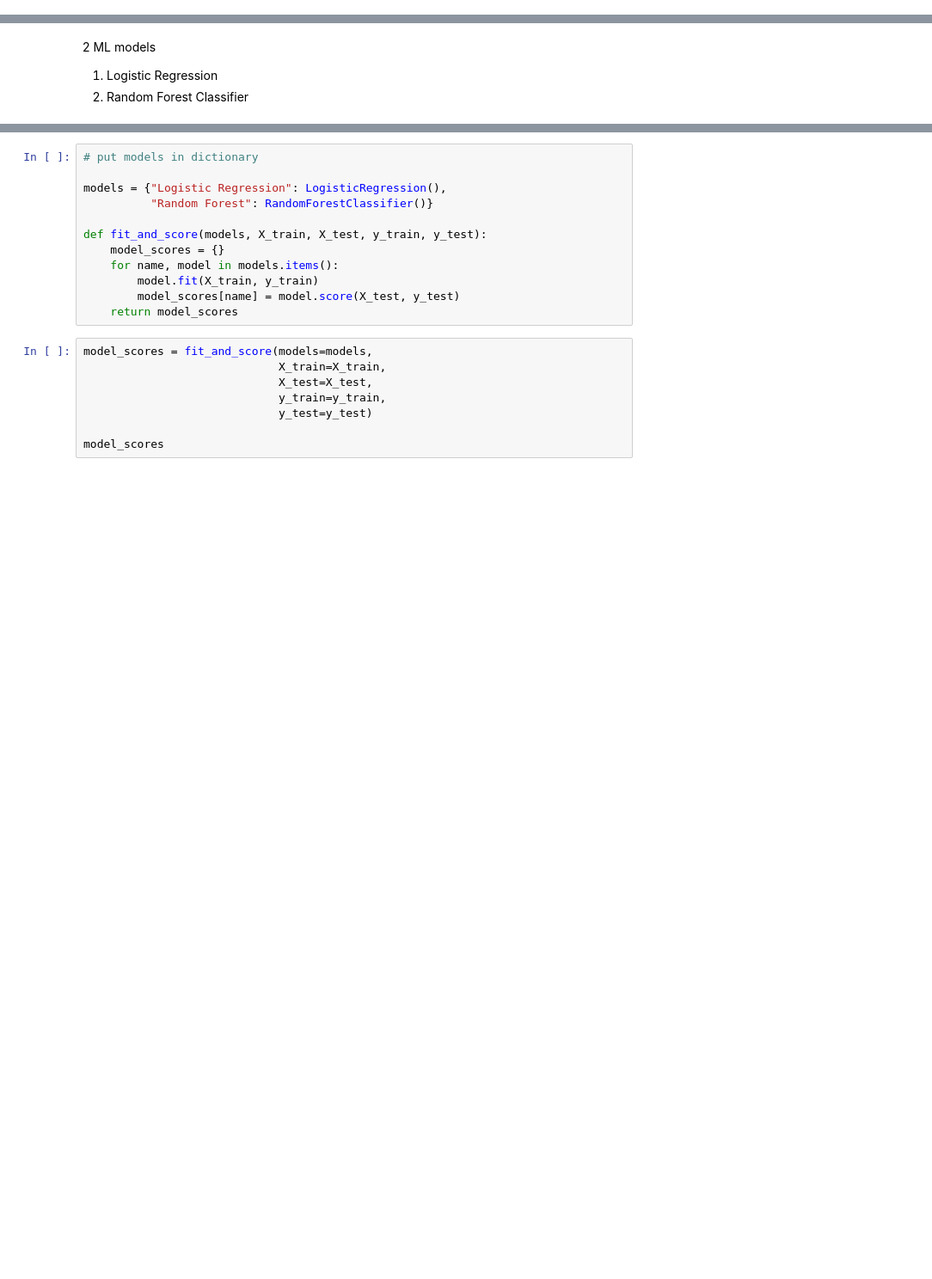
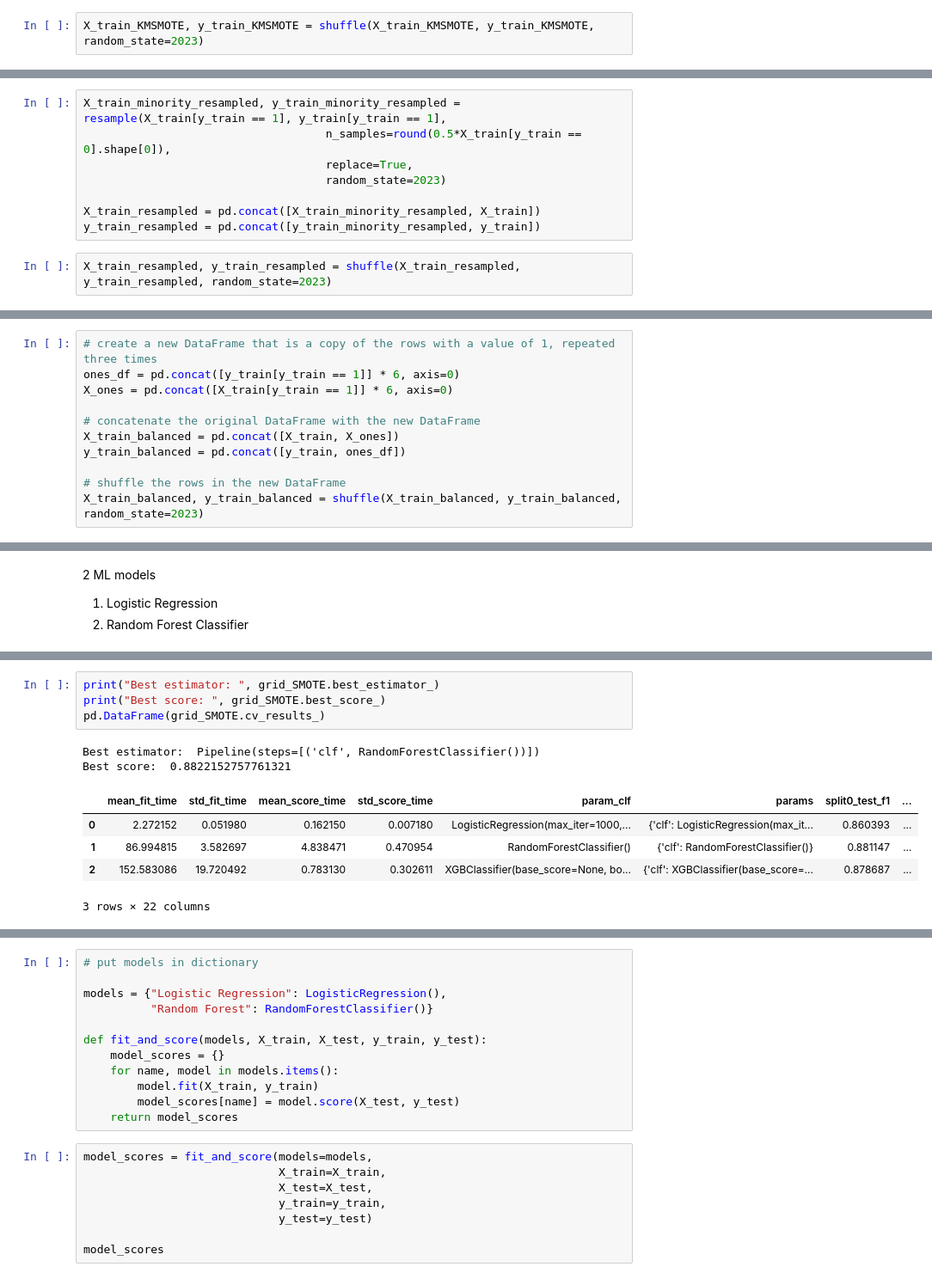
Before and after one commit to IISC-ICAIML-Porject/Covid-19-Mortality-Prediction, a Jupyter notebook: Covid_19_Mortality_prediction.ipynb, the cells around one changed output, grey strips where cells are left out. Shown: that part at 86% size. Cells and saved outputs as stored; diff of their text form; blank space fills up the shorter version.

```diff
--- a/Covid_19_Mortality_prediction.ipynb
+++ b/Covid_19_Mortality_prediction.ipynb
@@ -342,0 +379,2 @@ df_final.head()
+# %%
+X_train_KMSMOTE, y_train_KMSMOTE = shuffle(X_train_KMSMOTE, y_train_KMSMOTE, random_state=2023)
@@ -342,0 +385,10 @@ df_final.head()
+# %%
+X_train_minority_resampled, y_train_minority_resampled = resample(X_train[y_train == 1], y_train[y_train == 1],
+                                    n_samples=round(0.5*X_train[y_train == 0].shape[0]),
+                                    replace=True,
+                                    random_state=2023)
+
+X_train_resampled = pd.concat([X_train_minority_resampled, X_train])
+y_train_resampled = pd.concat([y_train_minority_resampled, y_train])
+# %%
+X_train_resampled, y_train_resampled = shuffle(X_train_resampled, y_train_resampled, random_state=2023)
@@ -342,0 +407,11 @@ df_final.head()
+# %%
+# create a new DataFrame that is a copy of the rows with a value of 1, repeated three times
+ones_df = pd.concat([y_train[y_train == 1]] * 6, axis=0)
+X_ones = pd.concat([X_train[y_train == 1]] * 6, axis=0)
+
+# concatenate the original DataFrame with the new DataFrame
+X_train_balanced = pd.concat([X_train, X_ones])
+y_train_balanced = pd.concat([y_train, ones_df])
+
+# shuffle the rows in the new DataFrame
+X_train_balanced, y_train_balanced = shuffle(X_train_balanced, y_train_balanced, random_state=2023)
@@ -353,0 +478,12 @@ X_train, X_test, y_train, y_test = train_test_split(X, y, test_size=0.2)
+# %%
+print("Best estimator: ", grid_SMOTE.best_estimator_)
+print("Best score: ", grid_SMOTE.best_score_)
+pd.DataFrame(grid_SMOTE.cv_results_)
+# %% [output]
+Best estimator:  Pipeline(steps=[('clf', RandomForestClassifier())])
+Best score:  0.8822152757761321
+|  | mean_fit_time | std_fit_time | mean_score_time | std_score_time | param_clf | params | split0_test_f1 | ... |
+| 0 | 2.272152 | 0.051980 | 0.162150 | 0.007180 | LogisticRegression(max_iter=1000,... | {'clf': LogisticRegression(max_it... | 0.860393 | ... |
+| 1 | 86.994815 | 3.582697 | 4.838471 | 0.470954 | RandomForestClassifier() | {'clf': RandomForestClassifier()} | 0.881147 | ... |
+| 2 | 152.583086 | 19.720492 | 0.783130 | 0.302611 | XGBClassifier(base_score=None, bo... | {'clf': XGBClassifier(base_score=... | 0.878687 | ... |
+3 rows × 22 columns
```
Also changed, not shown: parts of 26 cells of this notebook.
